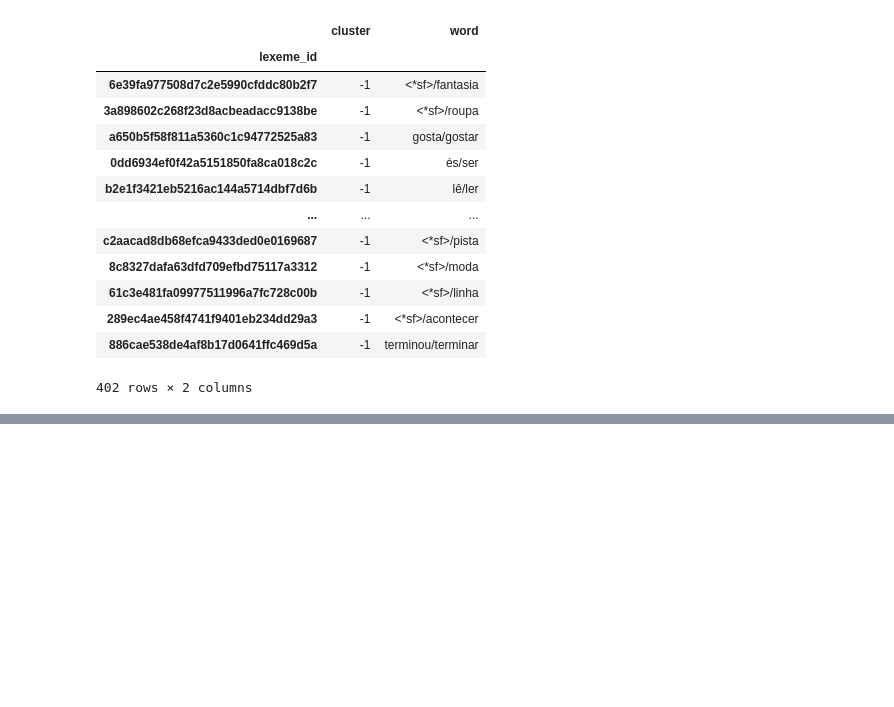
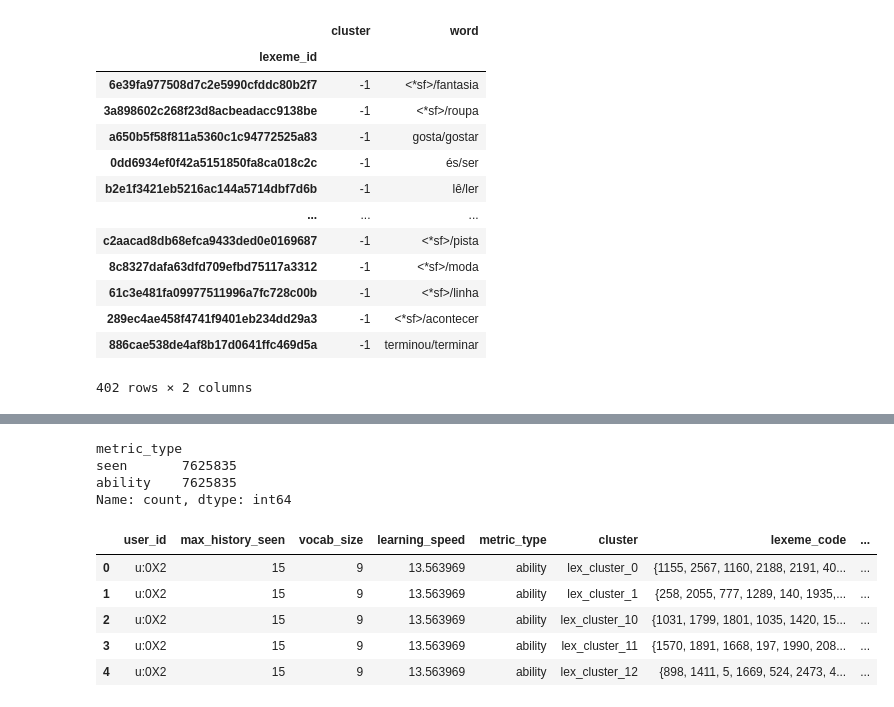
Before and after one commit to andrea-chong/KULDatathon2026, a Jupyter notebook: notebooks/lexeme_clustering.ipynb, the cells around one changed output, grey strips where cells are left out. Saved outputs shown, nothing was run; the diff lists cells and outputs as text; code cells hidden in the pictures; blank space fills up the shorter version.

```diff
--- a/notebooks/lexeme_clustering.ipynb
+++ b/notebooks/lexeme_clustering.ipynb
@@ -347,0 +416,23 @@ lexeme_cluster_results.loc[lexeme_cluster_results.cluster<0]
+# %%
+user_fingerprint_B_lex_clustered.metric_type.value_counts()
+# %% [output]
+metric_type
+seen       7625835
+ability    7625835
+Name: count, dtype: int64
+# %%
+user_fingerprint_B_lex_clustered = user_fingerprint_B_lex_clustered.groupby(["user_id", "max_history_seen", "vocab_size", "learning_speed", "metric_type", "cluster"]).agg(
+    {"lexeme_code": set,
+     "weighted_value": "mean"}
+).reset_index().assign(
+    lexeme_metric = lambda x: x.cluster + "_" + x.metric_type
+)
+
+user_fingerprint_B_lex_clustered.head()
+# %% [output]
+|  | user_id | max_history_seen | vocab_size | learning_speed | metric_type | cluster | lexeme_code | ... |
+| 0 | u:0X2 | 15 | 9 | 13.563969 | ability | lex_cluster_0 | {1155, 2567, 1160, 2188, 2191, 40... | ... |
+| 1 | u:0X2 | 15 | 9 | 13.563969 | ability | lex_cluster_1 | {258, 2055, 777, 1289, 140, 1935,... | ... |
+| 2 | u:0X2 | 15 | 9 | 13.563969 | ability | lex_cluster_10 | {1031, 1799, 1801, 1035, 1420, 15... | ... |
+| 3 | u:0X2 | 15 | 9 | 13.563969 | ability | lex_cluster_11 | {1570, 1891, 1668, 197, 1990, 208... | ... |
+| 4 | u:0X2 | 15 | 9 | 13.563969 | ability | lex_cluster_12 | {898, 1411, 5, 1669, 524, 2473, 4... | ... |
```
Also changed, not shown: parts of 7 cells of this notebook, 1 other file.
